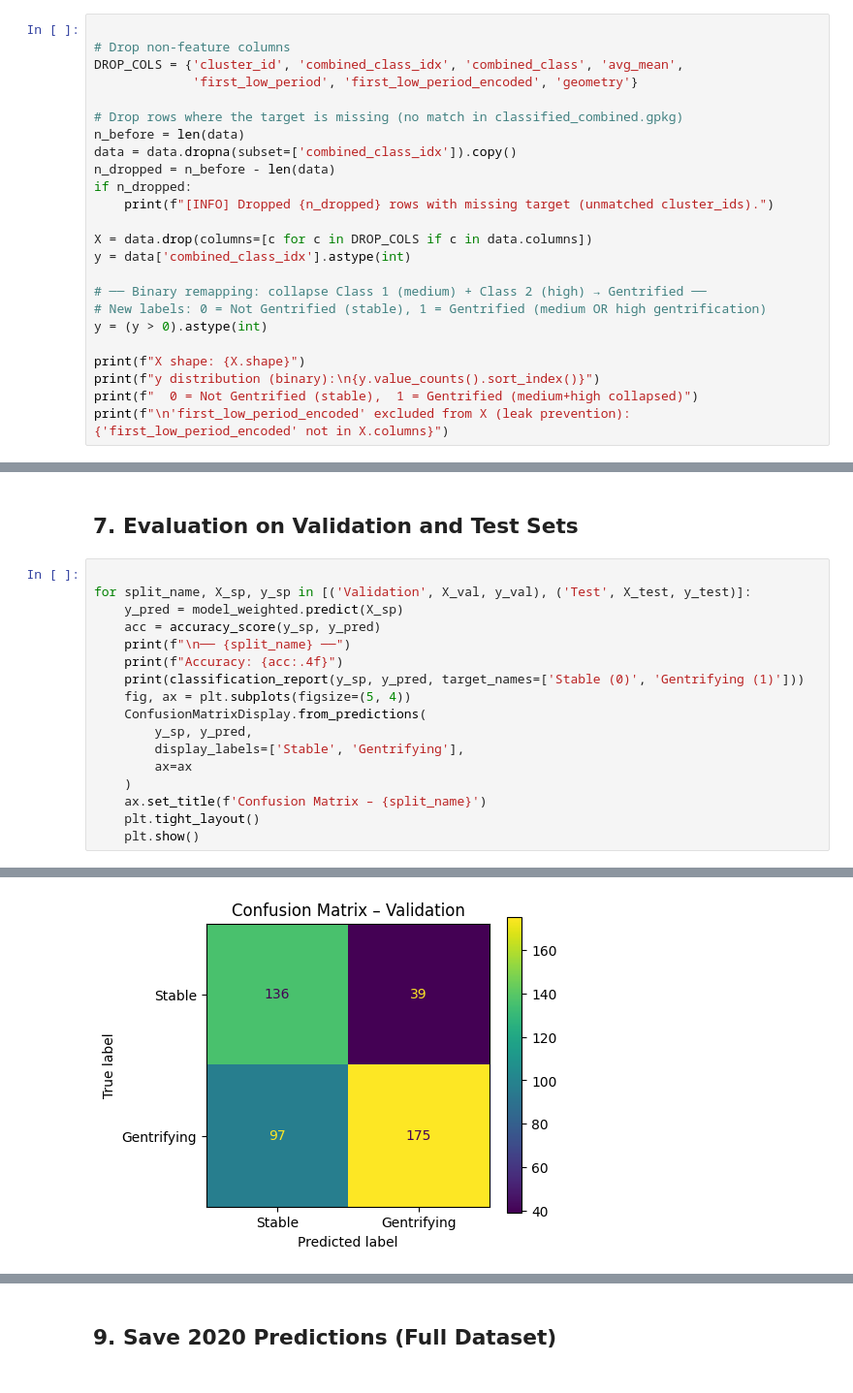
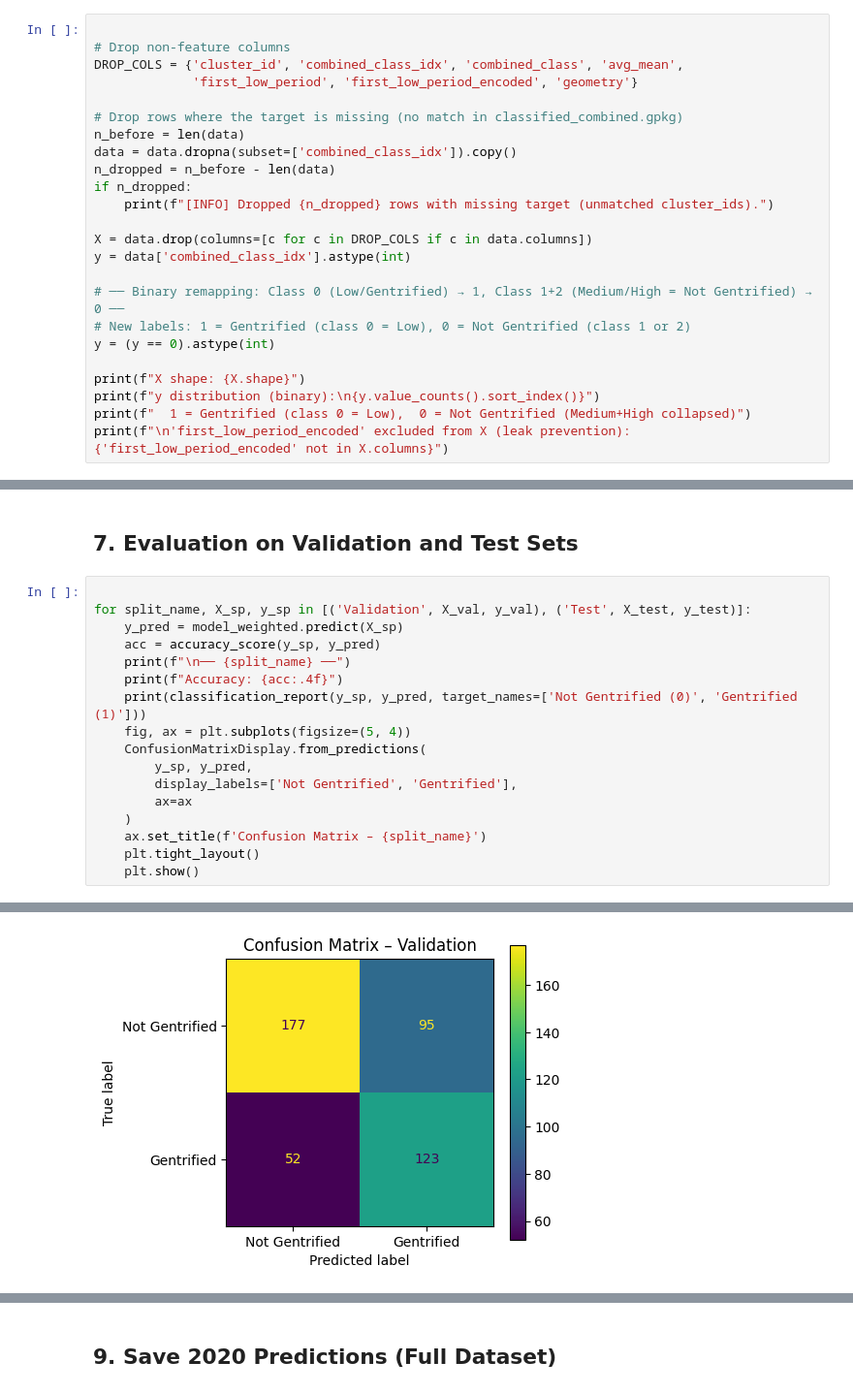
Before and after one commit to jonashansen886-cyber/Gentrification_model_Copenhagen, a Jupyter notebook: notebooks/05_XGBoost_model.ipynb, the cells around one changed output, grey strips where cells are left out. Shown at 97% size. Saved outputs shown, nothing was run; the diff lists cells and outputs as text.

```diff
--- a/notebooks/05_XGBoost_model.ipynb
+++ b/notebooks/05_XGBoost_model.ipynb
@@ -218,13 +218,13 @@ if n_dropped:
 X = data.drop(columns=[c for c in DROP_COLS if c in data.columns])
 y = data['combined_class_idx'].astype(int)
 
-# ── Binary remapping: collapse Class 1 (medium) + Class 2 (high) → Gentrified ──
-# New labels: 0 = Not Gentrified (stable), 1 = Gentrified (medium OR high gentrification)
-y = (y > 0).astype(int)
+# ── Binary remapping: Class 0 (Low/Gentrified) → 1, Class 1+2 (Medium/High = Not Gentrified) → 0 ──
+# New labels: 1 = Gentrified (class 0 = Low), 0 = Not Gentrified (class 1 or 2)
+y = (y == 0).astype(int)
 
 print(f"X shape: {X.shape}")
 print(f"y distribution (binary):\n{y.value_counts().sort_index()}")
-print(f"  0 = Not Gentrified (stable),  1 = Gentrified (medium+high collapsed)")
+print(f"  1 = Gentrified (class 0 = Low),  0 = Not Gentrified (Medium+High collapsed)")
 print(f"\n'first_low_period_encoded' excluded from X (leak prevention): {'first_low_period_encoded' not in X.columns}")
 # %% [output]
 [INFO] Dropped 11287 rows with missing target (unmatched cluster_ids).
@@ -417,11 +417,11 @@ for split_name, X_sp, y_sp in [('Validation', X_val, y_val), ('Test', X_test, y_
     acc = accuracy_score(y_sp, y_pred)
     print(f"\n── {split_name} ──")
     print(f"Accuracy: {acc:.4f}")
-    print(classification_report(y_sp, y_pred, target_names=['Stable (0)', 'Gentrifying (1)']))
+    print(classification_report(y_sp, y_pred, target_names=['Not Gentrified (0)', 'Gentrified (1)']))
     fig, ax = plt.subplots(figsize=(5, 4))
     ConfusionMatrixDisplay.from_predictions(
         y_sp, y_pred,
-        display_labels=['Stable', 'Gentrifying'],
+        display_labels=['Not Gentrified', 'Gentrified'],
         ax=ax
     )
     ax.set_title(f'Confusion Matrix – {split_name}')
@@ -441,2 +441,2 @@ Gentrifying (1)       0.82      0.64      0.72       272
-[figure, old version]
+[figure, new version]
 ── Test ──
```
Also changed, not shown: parts of 14 cells of this notebook, 24 other files.
